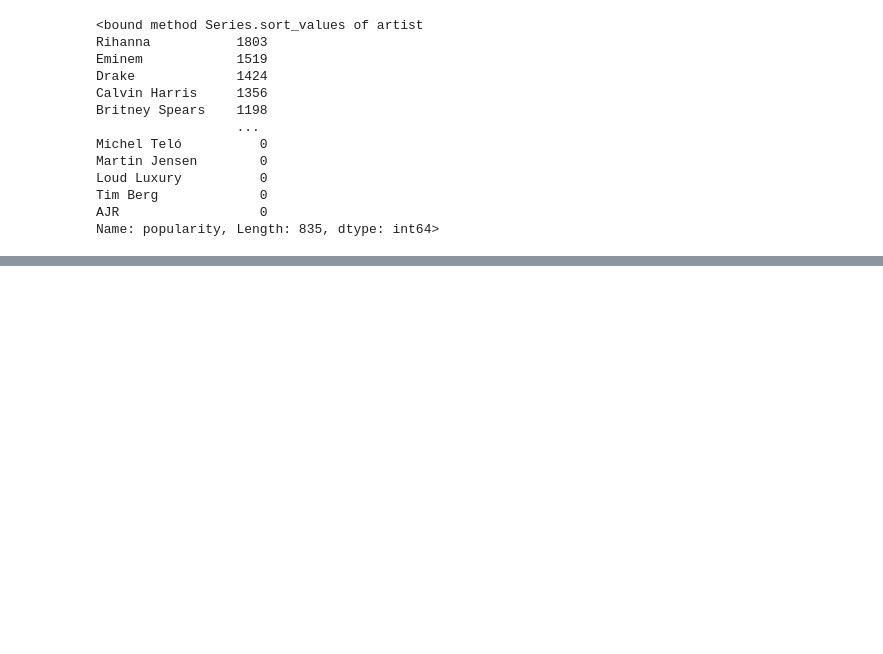
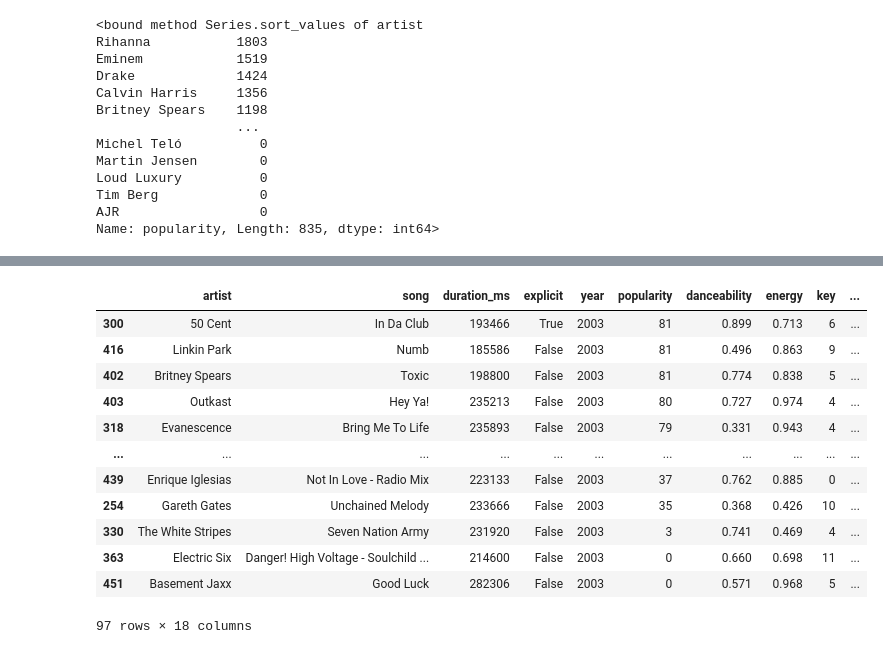
Before and after one commit to stanliu08/Stanley-EY-Azure-Data-Engineering, a Jupyter notebook: Python/Exam1 Resources/Week1_Exam_applied.ipynb, the cells around one changed output, grey strips where cells are left out. Cells and saved outputs as stored; diff of their text form; code cells hidden in the pictures; blank space fills up the shorter version.

```diff
--- a/Python/Exam1 Resources/Week1_Exam_applied.ipynb
+++ b/Python/Exam1 Resources/Week1_Exam_applied.ipynb
@@ -249,0 +303,4 @@ Name: popularity, Length: 835, dtype: int64>
+# %%
+# songs_2003 holds all rows where the year is 2003
+song_2003 = df.loc[df["year"] == 2003]
+song_2003.head()
@@ -249,0 +314,19 @@ Name: popularity, Length: 835, dtype: int64>
+# %%
+most_pop_song_2003 = song_2003.sort_values("popularity", ascending=False)
+most_pop_song_2003
+# most popular songs from the 2003 is
+# "In Da Club", "Numb", "Toxic" with popularity score of 81
+# %% [output]
+|  | artist | song | duration_ms | explicit | year | popularity | danceability | energy | key | ... |
+| 300 | 50 Cent | In Da Club | 193466 | True | 2003 | 81 | 0.899 | 0.713 | 6 | ... |
+| 416 | Linkin Park | Numb | 185586 | False | 2003 | 81 | 0.496 | 0.863 | 9 | ... |
+| 402 | Britney Spears | Toxic | 198800 | False | 2003 | 81 | 0.774 | 0.838 | 5 | ... |
+| 403 | Outkast | Hey Ya! | 235213 | False | 2003 | 80 | 0.727 | 0.974 | 4 | ... |
+| 318 | Evanescence | Bring Me To Life | 235893 | False | 2003 | 79 | 0.331 | 0.943 | 4 | ... |
+| ... | ... | ... | ... | ... | ... | ... | ... | ... | ... | ... |
+| 439 | Enrique Iglesias | Not In Love - Radio Mix | 223133 | False | 2003 | 37 | 0.762 | 0.885 | 0 | ... |
+| 254 | Gareth Gates | Unchained Melody | 233666 | False | 2003 | 35 | 0.368 | 0.426 | 10 | ... |
+| 330 | The White Stripes | Seven Nation Army | 231920 | False | 2003 | 3 | 0.741 | 0.469 | 4 | ... |
+| 363 | Electric Six | Danger! High Voltage - Soulchild ... | 214600 | False | 2003 | 0 | 0.660 | 0.698 | 11 | ... |
+| 451 | Basement Jaxx | Good Luck | 282306 | False | 2003 | 0 | 0.571 | 0.968 | 5 | ... |
+97 rows × 18 columns
```
Also changed, not shown: parts of 7 cells of this notebook.
